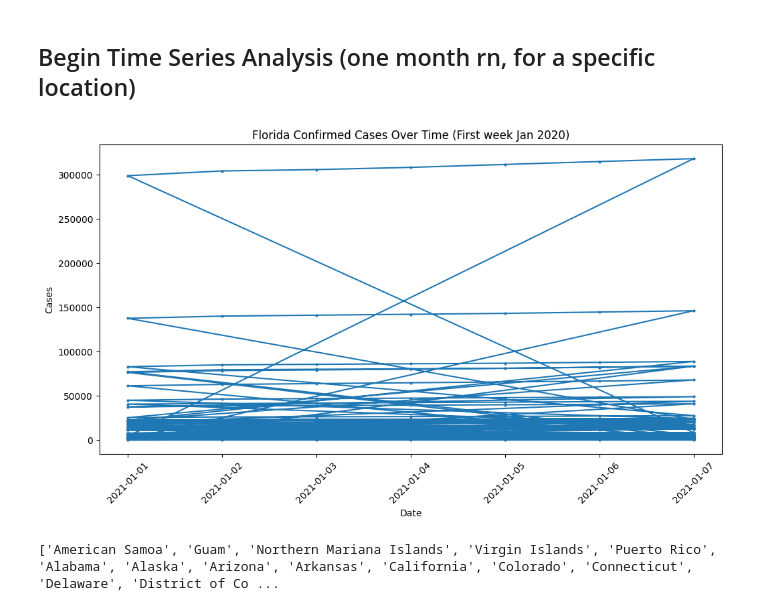
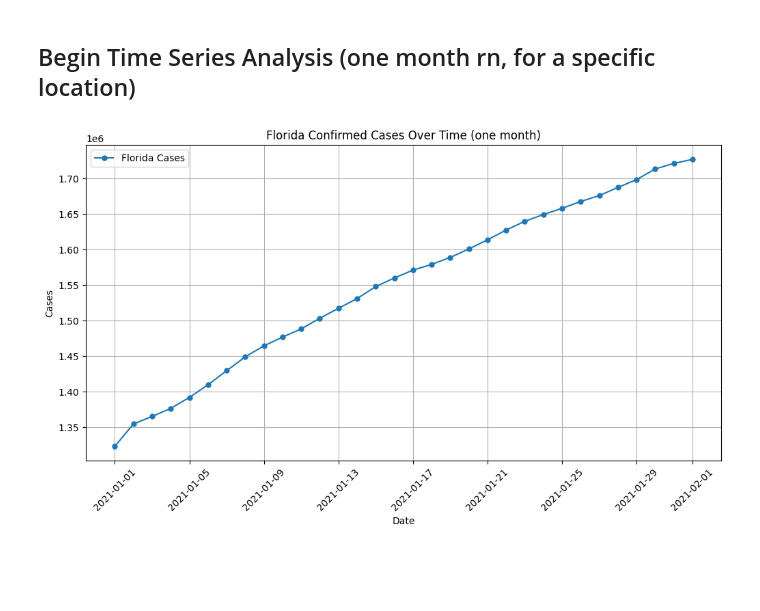
Before and after one commit to joshmatni/cs431-project, a Jupyter notebook: eda_covid.ipynb, the cells around one changed output. Cells and saved outputs as stored; diff of their text form; code cells hidden in the pictures; blank space fills up the shorter version.

Commit message:
fixed line plot for florida

```diff
--- a/eda_covid.ipynb
+++ b/eda_covid.ipynb
@@ -197,26 +194,31 @@ sns.clustermap(corr_matrix,
 # %% [markdown]
 ## Begin Time Series Analysis (one month rn, for a specific location)
+# %%
+# change date column to datetime object
+merged_df['Date'] = pd.to_datetime(merged_df['Date'], format='%m/%d/%y', errors='coerce')
 # %%
-# change date column to datetime object
-merged_df['Date'] = pd.to_datetime(merged_df['Date'], format='%d-%m-%Y', errors='coerce')
+select_locs = ['Florida']
+# filter dataframe to plotcause she too big rn
+filtered_df = merged_df[(merged_df['Date'] >= '2021-01-01') &
+                        (merged_df['Date'] <= '2021-02-01') &
+                        (merged_df['Province_State'].isin(select_locs))]
 
-couple_locs = ['Florida']
-# filter dataframe to plotcause she too big rn
-filtered_df = merged_df[(merged_df['Date'] >= '2021-01-01') & (merged_df['Date'] <= '2021-01-07') & merged_df['Province_State'].isin(couple_locs)]
+# aggregate cases by date (sum if multiple entries exist)
+grouped_df = filtered_df.groupby('Date', as_index=False)['Cases'].sum()
 
 plt.figure(figsize=(12, 6))
-plt.plot(filtered_df['Date'], filtered_df['Cases'], marker='o', markersize=2, linestyle='-')
+plt.plot(grouped_df['Date'], grouped_df['Cases'], marker='o', markersize=5, linestyle='-', label='Florida Cases')
 
 plt.xlabel('Date')
 plt.ylabel('Cases')
-plt.title('Florida Confirmed Cases Over Time (First week Jan 2020)')
+plt.title('Florida Confirmed Cases Over Time (one month)')
 
 plt.xticks(rotation=45)
+plt.legend()
+plt.grid(True)
 plt.show()
 # %% [output]
-[figure, old version]
+[figure, new version]
 # %%
 unique_places = merged_df['Province_State'].unique().tolist()
 print(unique_places)
-# %% [output]
-['American Samoa', 'Guam', 'Northern Mariana Islands', 'Virgin Islands', 'Puerto Rico', 'Alabama', 'Alaska', 'Arizona', 'Arkansas', 'California', 'Colorado', 'Connecticut', 'Delaware', 'District of Co ...
```
Also changed, not shown: parts of 2 cells of this notebook.
